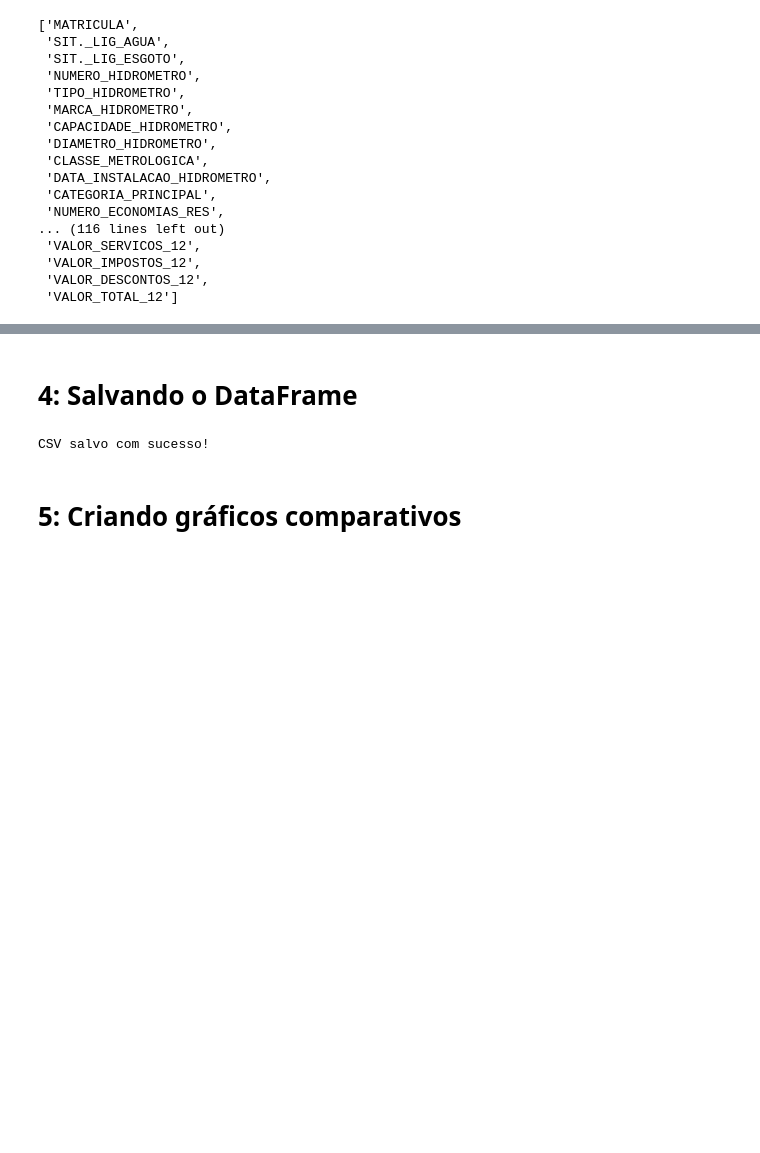
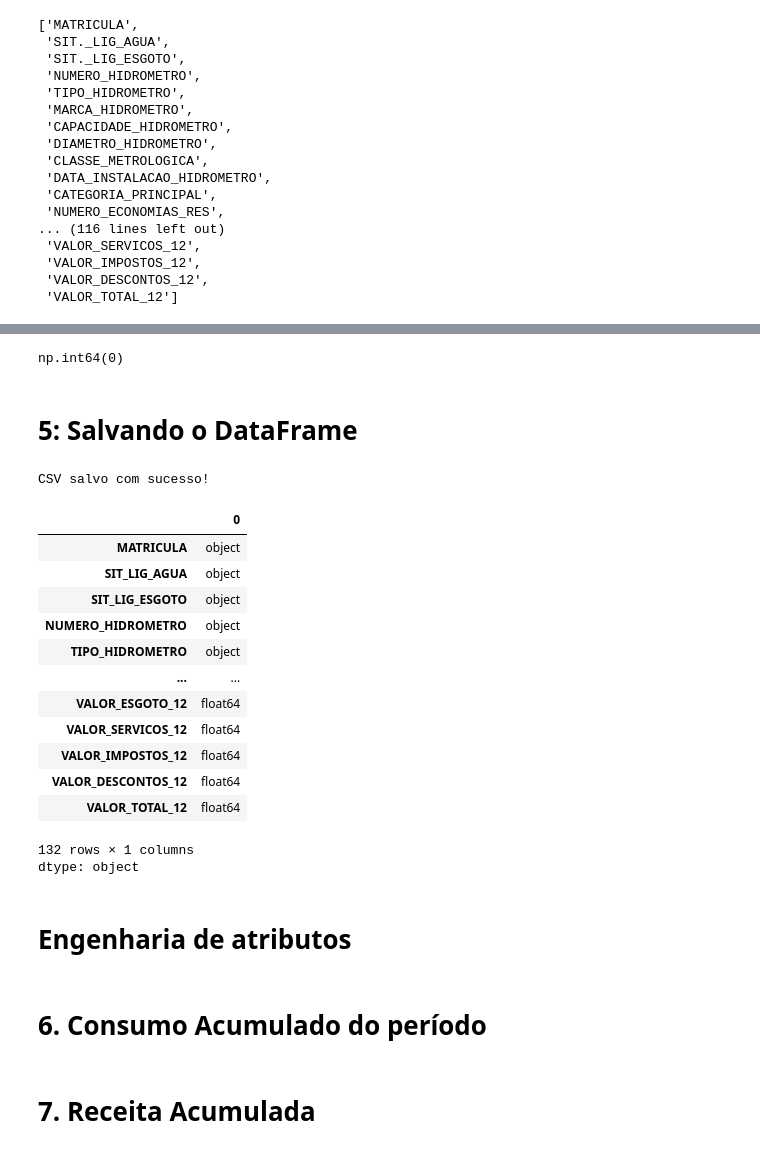
Before and after one commit to elissouza2023/sistema_agua_saneamento, a Jupyter notebook: notebooks/dados_sistema_saneamento.ipynb, the cells around one changed output, grey strips where cells are left out. Drawn from its saved outputs; the diff is of its cells as text; code cells hidden in the pictures; blank space fills up the shorter version.

```diff
--- a/notebooks/dados_sistema_saneamento.ipynb
+++ b/notebooks/dados_sistema_saneamento.ipynb
@@ -120,5 +178,16 @@ dtype: int64
+# %%
+# Convertendo data
+df['DATA_INSTALACAO_HIDROMETRO'] = pd.to_datetime(
+    df['DATA_INSTALACAO_HIDROMETRO'],
+    errors='coerce'
+)
+# %%
+#verificando duplicadas
+df.duplicated().sum()
+# %% [output]
+np.int64(0)
 # %% [markdown]
-# 4: Salvando o DataFrame
+# 5: Salvando o DataFrame
 # %%
 # Exportando a base tratada para csv
 
@@ -131,5 +200,27 @@ df.to_csv(
 print("CSV salvo com sucesso!")
 # %% [output]
 CSV salvo com sucesso!
-# %% [markdown]
-# 5: Criando gráficos comparativos
+# %%
+# VISUALIZANDO TIPOS DAS COLUNAS
+
+
+df.dtypes
+# %% [output]
+|  | 0 |
+| MATRICULA | object |
+| SIT_LIG_AGUA | object |
+| SIT_LIG_ESGOTO | object |
+| NUMERO_HIDROMETRO | object |
+| TIPO_HIDROMETRO | object |
+| ... | ... |
+| VALOR_ESGOTO_12 | float64 |
+| VALOR_SERVICOS_12 | float64 |
+| VALOR_IMPOSTOS_12 | float64 |
+| VALOR_DESCONTOS_12 | float64 |
+| VALOR_TOTAL_12 | float64 |
+132 rows × 1 columns
+dtype: object
+# %% [markdown]
+# Engenharia de atributos
+# %% [markdown]
+# 6. Consumo Acumulado do período
@@ -135,0 +238,2 @@ CSV salvo com sucesso!
+# %% [markdown]
+# 7. Receita Acumulada
```
Also changed, not shown: parts of 23 cells of this notebook, 1 other file.
